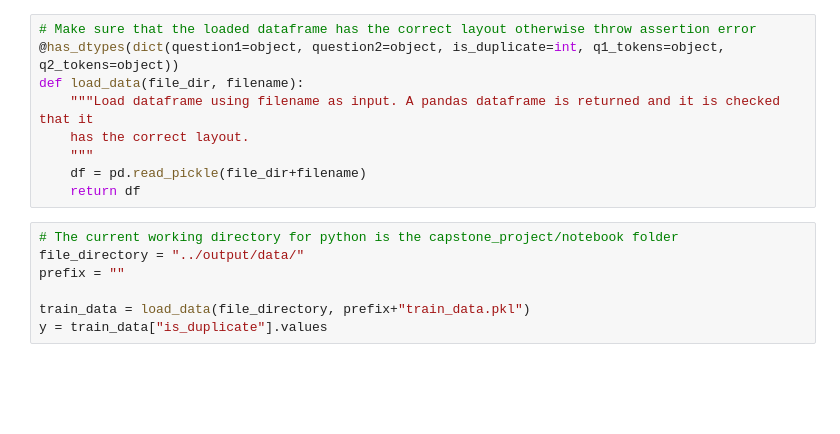
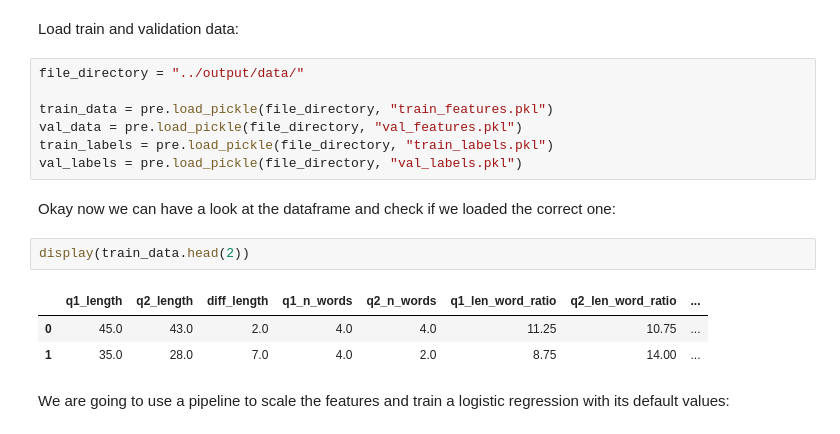
Before and after one commit to schorlem/capstone_project, a Jupyter notebook: notebooks/logistic_regression-01-als.ipynb, the cells around one changed output. Saved outputs shown, nothing was run; the diff lists cells and outputs as text; blank space fills up the shorter version.

```diff
--- a/notebooks/logistic_regression-01-als.ipynb
+++ b/notebooks/logistic_regression-01-als.ipynb
@@ -19,17 +15,20 @@ from capstone_project import preprocessor as pre
 %matplotlib inline
-# %%
-# Make sure that the loaded dataframe has the correct layout otherwise throw assertion error
-@has_dtypes(dict(question1=object, question2=object, is_duplicate=int, q1_tokens=object, q2_tokens=object))
-def load_data(file_dir, filename):
-    """Load dataframe using filename as input. A pandas dataframe is returned and it is checked that it
-    has the correct layout.
-    """
-    df = pd.read_pickle(file_dir+filename)
-    return df
-# %%
-# The current working directory for python is the capstone_project/notebook folder
-file_directory = "../output/data/"
-prefix = ""
-
-train_data = load_data(file_directory, prefix+"train_data.pkl")
-y = train_data["is_duplicate"].values
+# %% [markdown]
+Load train and validation data:
+# %%
+file_directory = "../output/data/"
+
+train_data = pre.load_pickle(file_directory, "train_features.pkl")
+val_data = pre.load_pickle(file_directory, "val_features.pkl")
+train_labels = pre.load_pickle(file_directory, "train_labels.pkl")
+val_labels = pre.load_pickle(file_directory, "val_labels.pkl")
+# %% [markdown]
+Okay now we can have a look at the dataframe and check if we loaded the correct one:
+# %%
+display(train_data.head(2))
+# %% [output]
+|  | q1_length | q2_length | diff_length | q1_n_words | q2_n_words | q1_len_word_ratio | q2_len_word_ratio | ... |
+| 0 | 45.0 | 43.0 | 2.0 | 4.0 | 4.0 | 11.25 | 10.75 | ... |
+| 1 | 35.0 | 28.0 | 7.0 | 4.0 | 2.0 | 8.75 | 14.00 | ... |
+# %% [markdown]
+We are going to use a pipeline to scale the features and train a logistic regression with its default values:
```
Also changed, not shown: parts of 26 cells of this notebook, 4 other files.
